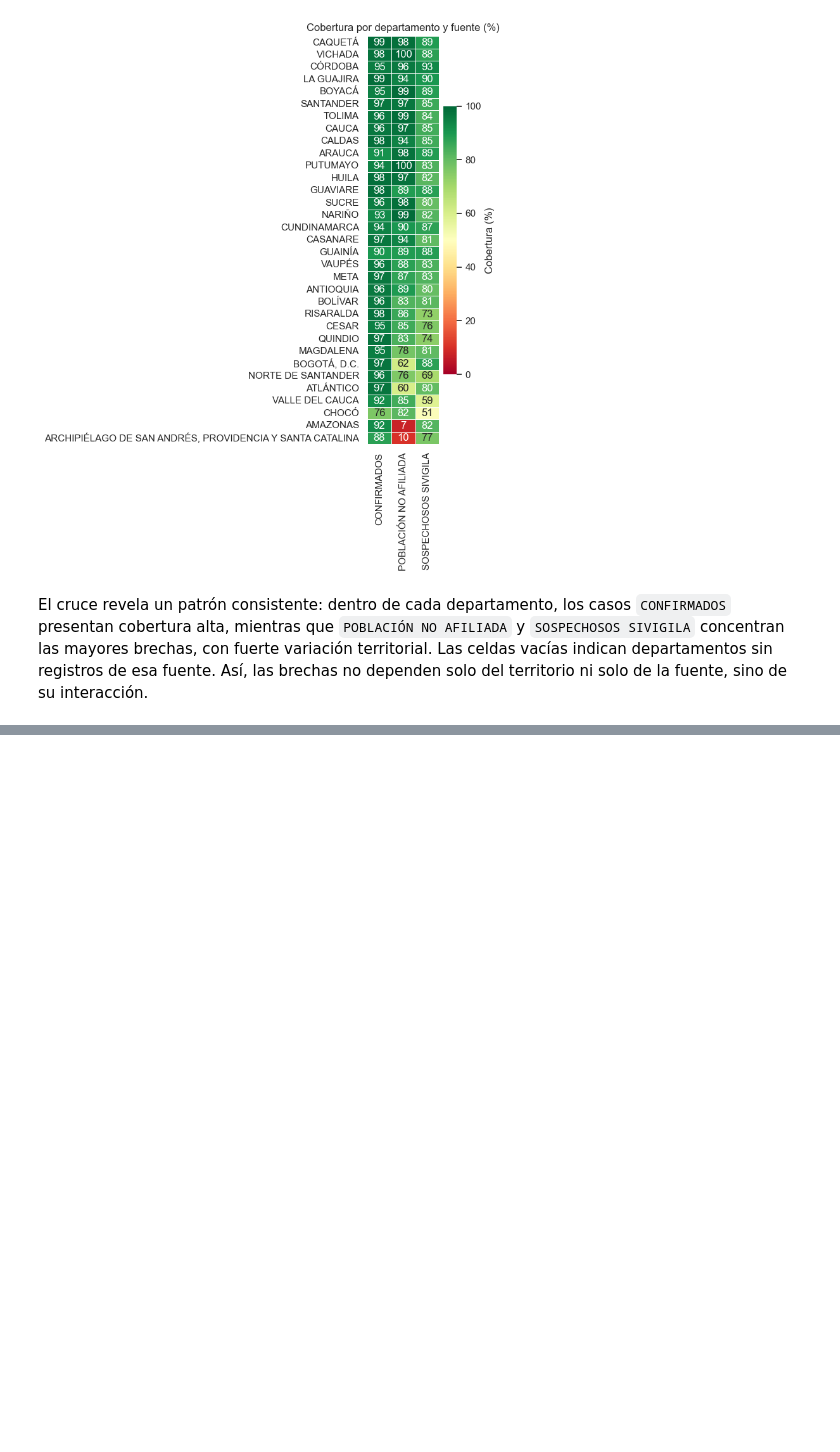
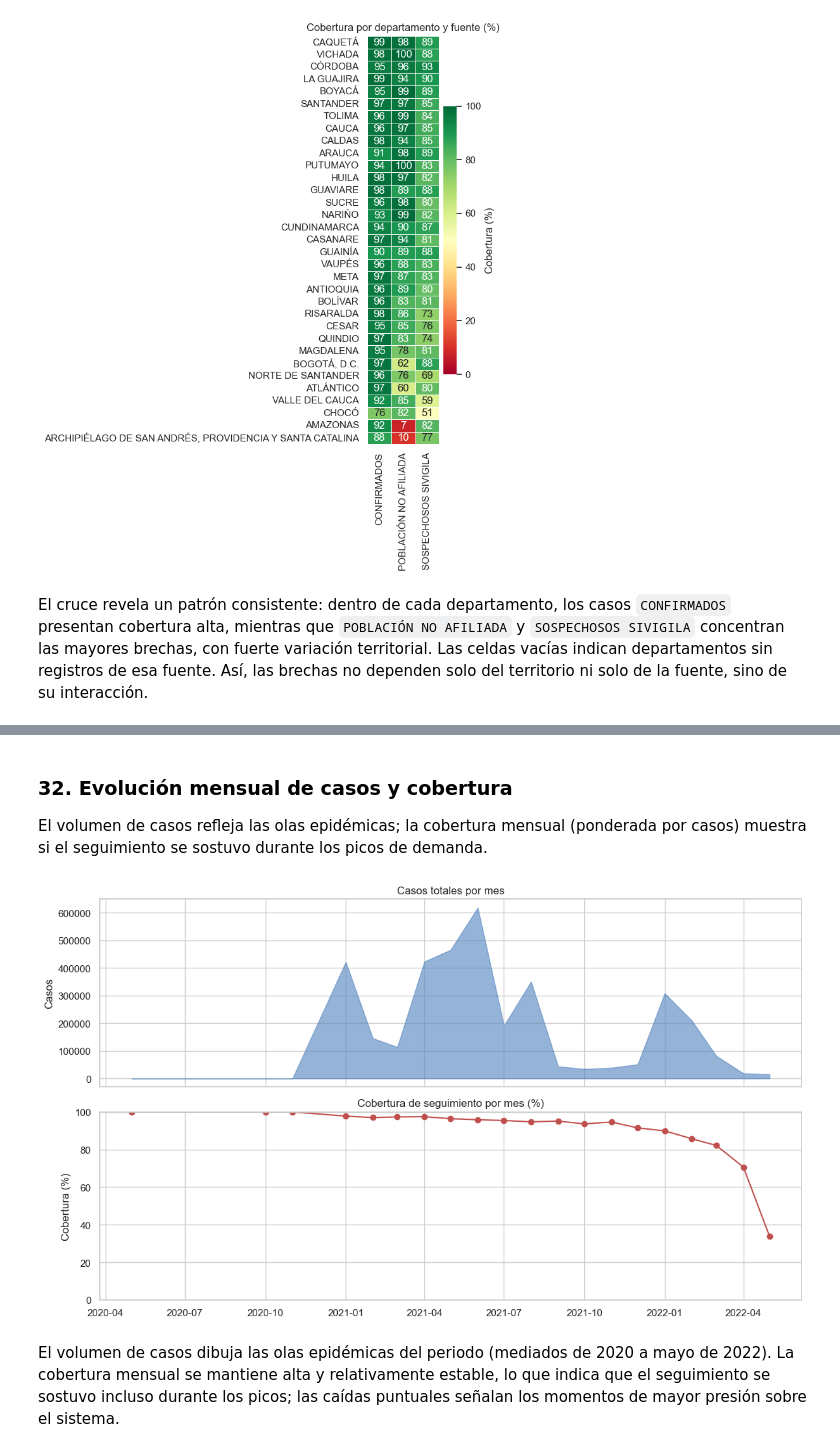
Before and after one commit to JabesMonroy/Proyecto_Esp-Fund-Datos_PRASS_Seg.COVID19, a Jupyter notebook: Proyecto_PRASS_Seguimiento_COVID19.ipynb, the cells around one changed output, grey strips where cells are left out. Drawn from its saved outputs; the diff is of its cells as text; code cells hidden in the pictures; blank space fills up the shorter version.

```diff
--- a/Proyecto_PRASS_Seguimiento_COVID19.ipynb
+++ b/Proyecto_PRASS_Seguimiento_COVID19.ipynb
@@ -740,0 +745,25 @@ El cruce revela un patrón consistente: dentro de cada departamento, los casos `
+# %% [markdown]
+### 32. Evolución mensual de casos y cobertura
+
+El volumen de casos refleja las olas epidémicas; la cobertura mensual (ponderada por casos) muestra si el seguimiento se sostuvo durante los picos de demanda.
+# %%
+serie = df_prep.copy()
+serie['Mes'] = serie['FechaRegistro'].dt.to_period('M').dt.to_timestamp()
+serie = serie.groupby('Mes').agg(casos=('NumeroCasos', 'sum'),
+                                 con=('NumeroCasosConSeguimiento', 'sum'))
+serie['CoberturaPct'] = (serie['con'] / serie['casos'] * 100).round(2)
+
+fig, axes = plt.subplots(2, 1, figsize=(12, 7), sharex=True)
+axes[0].fill_between(serie.index, serie['casos'], color='#4f81bd', alpha=0.6)
+axes[0].set_title('Casos totales por mes')
+axes[0].set_ylabel('Casos')
+axes[1].plot(serie.index, serie['CoberturaPct'], marker='o', color='#c0504d')
+axes[1].set_title('Cobertura de seguimiento por mes (%)')
+axes[1].set_ylabel('Cobertura (%)')
+axes[1].set_ylim(0, 100)
+plt.tight_layout()
+plt.show()
+# %% [output]
+[figure, added]
+# %% [markdown]
+El volumen de casos dibuja las olas epidémicas del periodo (mediados de 2020 a mayo de 2022). La cobertura mensual se mantiene alta y relativamente estable, lo que indica que el seguimiento se sostuvo incluso durante los picos; las caídas puntuales señalan los momentos de mayor presión sobre el sistema.
```
Also changed, not shown: parts of 2 cells of this notebook, 1 other file.
